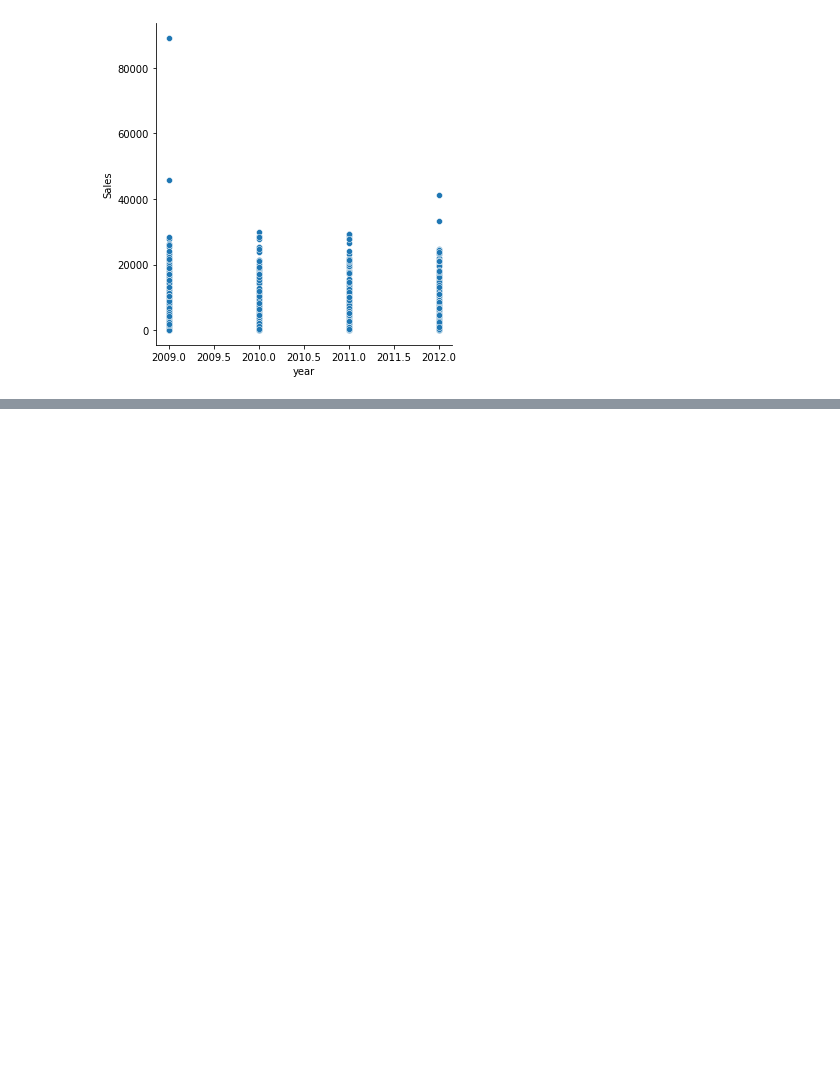
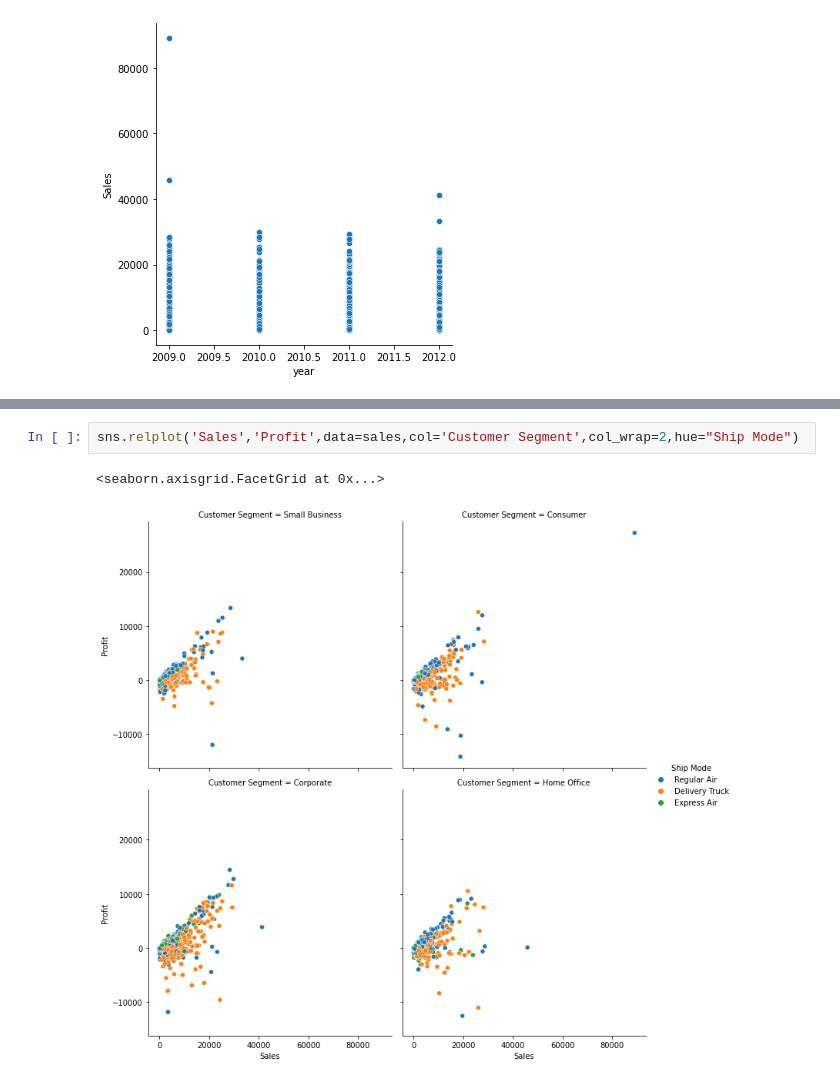
Before and after one commit to raushan9jnv/Pratice-SEABORN-Library, a Jupyter notebook: Pratice_SEABORN_.ipynb, the cells around one changed output, grey strips where cells are left out. Saved outputs shown, nothing was run; the diff lists cells and outputs as text; blank space fills up the shorter version.

```diff
--- a/Pratice_SEABORN_.ipynb
+++ b/Pratice_SEABORN_.ipynb
@@ -131,0 +142,5 @@ sns.relplot('year','Sales',data=sales)
+# %%
+sns.relplot('Sales','Profit',data=sales,col='Customer Segment',col_wrap=2,hue="Ship Mode")
+# %% [output]
+<seaborn.axisgrid.FacetGrid at 0x...>
+[figure, added]
```
Also changed, not shown: parts of 7 cells of this notebook.
